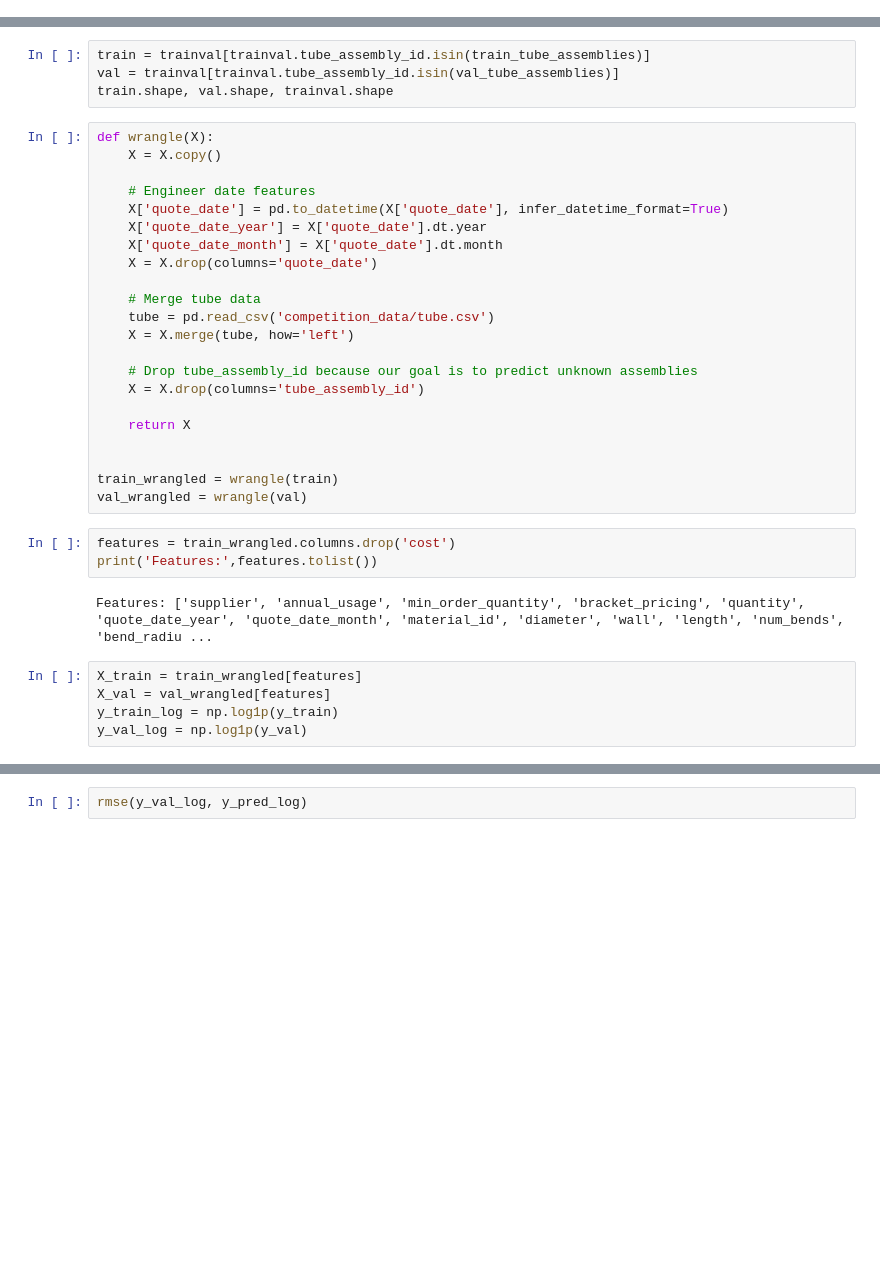
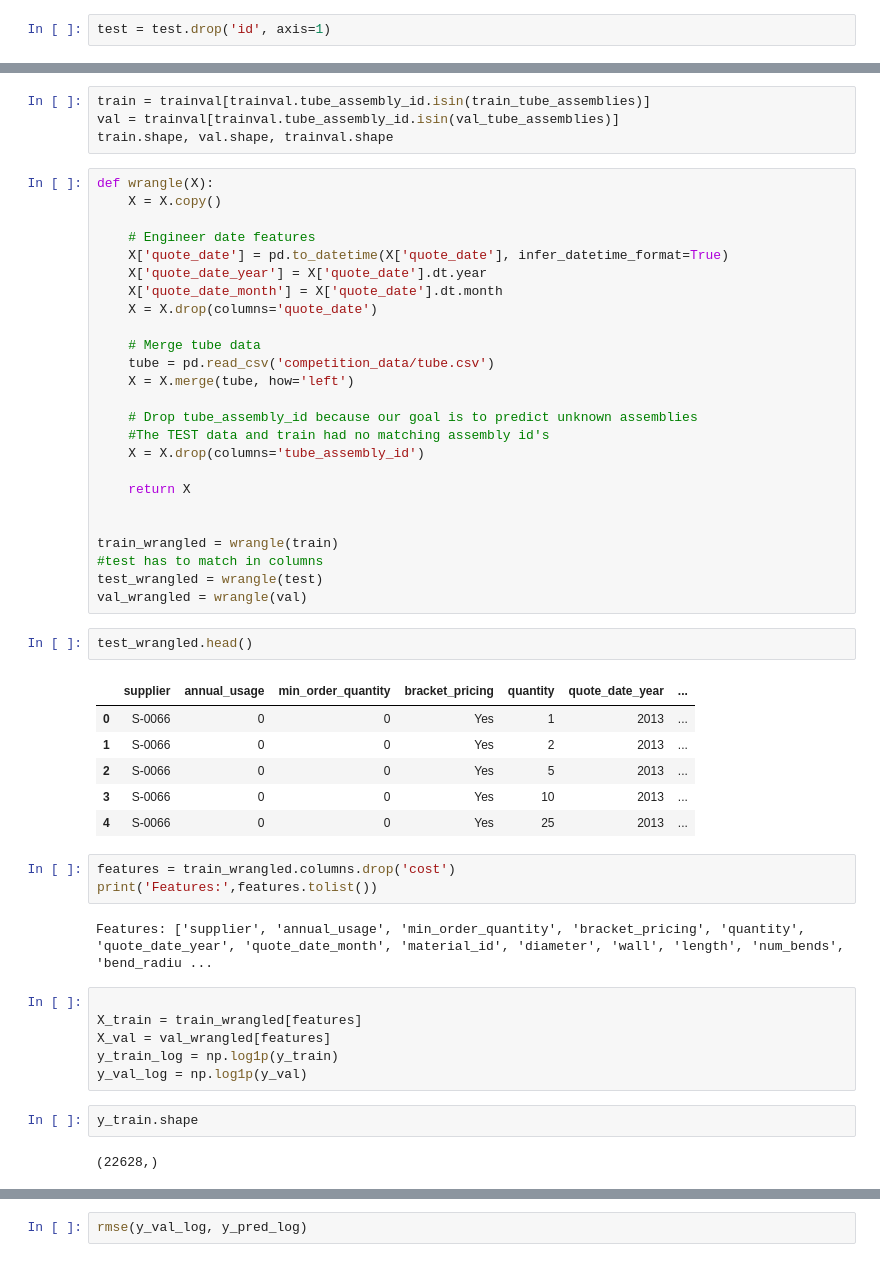
Before and after one commit to LambdaSchool/DS-Unit-2-Regression-2, a Jupyter notebook: module1-log-linear-regression/LogRegression_Caterpillar.ipynb, the cells around one changed output, grey strips where cells are left out. Saved outputs shown, nothing was run; the diff lists cells and outputs as text; blank space fills up the shorter version.

```diff
--- a/module1-log-linear-regression/LogRegression_Caterpillar.ipynb
+++ b/module1-log-linear-regression/LogRegression_Caterpillar.ipynb
@@ -158,6 +158,8 @@ val = trainval[trainval.tube_assembly_id.isin(val_tube_assemblies)]
 train.shape, val.shape, trainval.shape
 # %% [output]
 ((22628, 8), (7585, 8), (30213, 8))
+# %%
+test = test.drop('id', axis=1)
 # %%
 target = 'cost'
 y_train = train[target]
@@ -241,20 +243,37 @@ def wrangle(X):
     X = X.merge(tube, how='left')
 
     # Drop tube_assembly_id because our goal is to predict unknown assemblies
+    #The TEST data and train had no matching assembly id's
     X = X.drop(columns='tube_assembly_id')
 
     return X
 
 
 train_wrangled = wrangle(train)
+#test has to match in columns
+test_wrangled = wrangle(test)
 val_wrangled = wrangle(val)
+# %%
+test_wrangled.head()
+# %% [output]
+|  | supplier | annual_usage | min_order_quantity | bracket_pricing | quantity | quote_date_year | ... |
+| 0 | S-0066 | 0 | 0 | Yes | 1 | 2013 | ... |
+| 1 | S-0066 | 0 | 0 | Yes | 2 | 2013 | ... |
+| 2 | S-0066 | 0 | 0 | Yes | 5 | 2013 | ... |
+| 3 | S-0066 | 0 | 0 | Yes | 10 | 2013 | ... |
+| 4 | S-0066 | 0 | 0 | Yes | 25 | 2013 | ... |
 # %%
 features = train_wrangled.columns.drop('cost')
 print('Features:',features.tolist())
 # %% [output]
 Features: ['supplier', 'annual_usage', 'min_order_quantity', 'bracket_pricing', 'quantity', 'quote_date_year', 'quote_date_month', 'material_id', 'diameter', 'wall', 'length', 'num_bends', 'bend_radiu ...
 # %%
+
 X_train = train_wrangled[features]
 X_val = val_wrangled[features]
 y_train_log = np.log1p(y_train)
 y_val_log = np.log1p(y_val)
+# %%
+y_train.shape
+# %% [output]
+(22628,)
```
Also changed, not shown: parts of 12 cells of this notebook.
